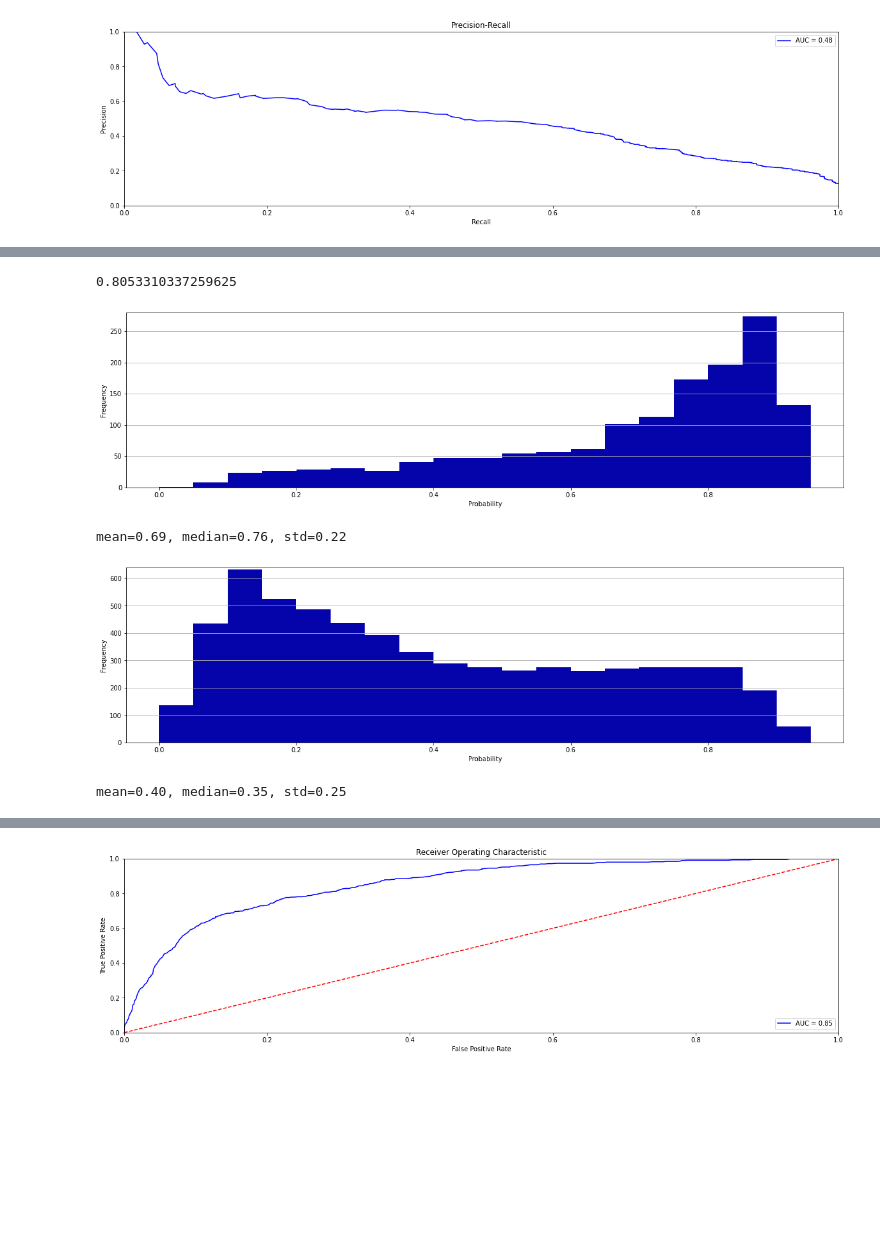
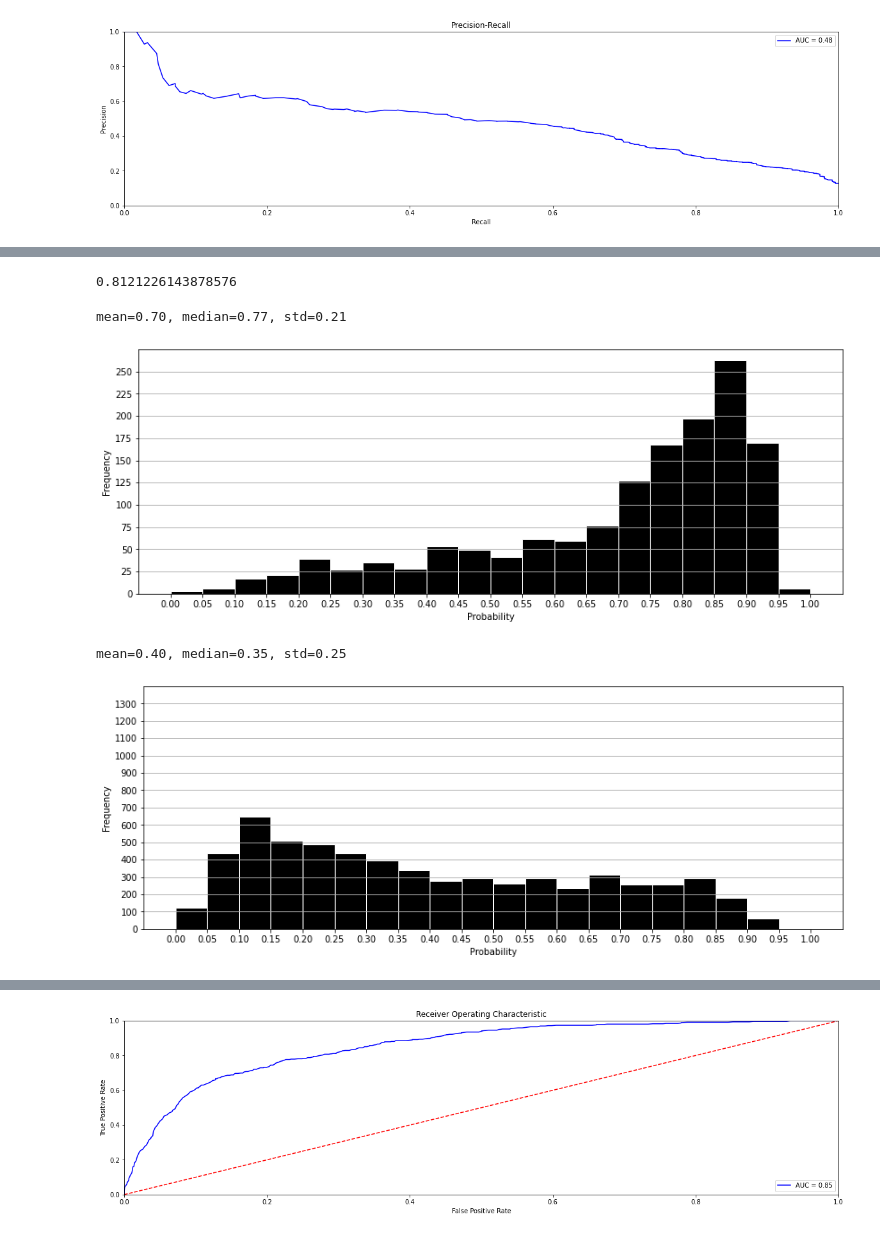
Before and after one commit to uw-swag/jit-bugpred, a Jupyter notebook: notebooks/jitgnn.ipynb, the cells around one changed output, grey strips where cells are left out. Saved outputs shown, nothing was run; the diff lists cells and outputs as text; code cells hidden in the pictures; blank space fills up the shorter version.

```diff
--- a/notebooks/jitgnn.ipynb
+++ b/notebooks/jitgnn.ipynb
@@ -1262,14 +1258,18 @@ roc_auc_score(df['y_true'], df['y_score'])
 buggy_df = df[df['y_true'] == 1]
 clean_df = df[df['y_true'] == 0]
 # %%
-plt.rcParams['figure.figsize'] = [20, 5]
-n, bins, patches = plt.hist(x=buggy_df['y_score'], bins=np.arange(0.0, 1.0, 0.05), color='#0504aa')
+plt.rcParams['figure.figsize'] = [14, 5]
+n, bins, patches = plt.hist(x=buggy_df['y_score'], bins=np.arange(0.0, 1.01, 0.05), color='black', ec='white')
 plt.grid(axis='y')
 plt.xlabel('Probability')
 plt.ylabel('Frequency')
 maxfreq = n.max()
-plt.ylim(ymax=np.ceil(maxfreq / 10) * 10 if maxfreq % 10 else maxfreq + 10)
-plt.show()
+# plt.ylim(ymax=np.ceil(maxfreq / 10 + 1) * 10 if maxfreq % 10 else maxfreq + 50)
+plt.ylim([0, 25])
+plt.xticks(np.arange(0, 1.01, 0.05))
+plt.yticks(np.arange(0, 25, 5))
+
+plt.savefig('openstack_jitgnn_buggy.png', dpi=300, bbox_inches='tight')
 
 agg = buggy_df['y_score'].agg(['mean', 'median', 'std'])
 print('mean={:.2f}, median={:.2f}, std={:.2f}'.format(agg['mean'], agg['median'], agg['std']))
@@ -1279,12 +1279,16 @@ mean=0.56, median=0.60, std=0.28
 # %%
-plt.rcParams['figure.figsize'] = [20, 5]
-n, bins, patches = plt.hist(x=clean_df['y_score'], bins=np.arange(0.0, 1.0, 0.05), color='#0504aa')
+plt.rcParams['figure.figsize'] = [14, 5]
+n, bins, patches = plt.hist(x=clean_df['y_score'], bins=np.arange(0.0, 1.01, 0.05), color='black', ec='white')
 plt.grid(axis='y')
 plt.xlabel('Probability')
 plt.ylabel('Frequency')
 maxfreq = n.max()
 plt.ylim(ymax=np.ceil(maxfreq / 10) * 10 if maxfreq % 10 else maxfreq + 10)
-plt.show()
+plt.ylim([0, 450])
+plt.xticks(np.arange(0, 1.01, 0.05))
+plt.yticks(np.arange(0, 450, 50))
+
+plt.savefig('openstack_jitgnn_clean.png', dpi=300, bbox_inches='tight')
 
 agg = clean_df['y_score'].agg(['mean', 'median', 'std'])
 print('mean={:.2f}, median={:.2f}, std={:.2f}'.format(agg['mean'], agg['median'], agg['std']))
@@ -2467,5 +2471,5 @@ plt.show()
 # %%
-df = pd.read_csv('../data/apache_50_smote_allmetrics_kamei_result.csv')
+df = pd.read_csv('../data/apache_all_smote_allmetrics_kamei_result.csv')
 df
 # %% [output]
 |  | Unnamed: 0 | prob | pred | actual | test_commit |
@@ -2483,4 +2487 @@ df
 7540 rows × 5 columns
-# %%
-df = pd.concat([df[df['actual'] == 1], df[df['actual'] == 0]])
-df
@@ -2501,38 +2488,43 @@ df
 # %%
 roc_auc_score(df['actual'], df['prob'])
 # %% [output]
-0.8053310337259625
+0.8121226143878576
 # %%
 buggy_df = df[df['actual'] == 1]
 clean_df = df[df['actual'] == 0]
 # %%
-plt.rcParams['figure.figsize'] = [20, 5]
-n, bins, patches = plt.hist(x=buggy_df['prob'], bins=np.arange(0.0, 1.0, 0.05), color='#0504aa')
+plt.rcParams['figure.figsize'] = [14, 5]
+n, bins, patches = plt.hist(x=buggy_df['prob'], bins=np.arange(0.0, 1.01, 0.05), color='black', ec='white')
 plt.grid(axis='y')
 plt.xlabel('Probability')
 plt.ylabel('Frequency')
 maxfreq = n.max()
-plt.ylim(ymax=np.ceil(maxfreq / 10) * 10 if maxfreq % 10 else maxfreq + 10)
-plt.show()
+# plt.ylim(ymax=np.ceil(maxfreq / 10) * 10 if maxfreq % 10 else maxfreq + 10)
+plt.ylim([0, 275])
+plt.xticks(np.arange(0, 1.01, 0.05))
+plt.yticks(np.arange(0, 275, 25))
+plt.savefig('apache_jitline_buggy.png', dpi=300, bbox_inches='tight')
 
 agg = buggy_df['prob'].agg(['mean', 'median', 'std'])
 print('mean={:.2f}, median={:.2f}, std={:.2f}'.format(agg['mean'], agg['median'], agg['std']))
 # %% [output]
+mean=0.70, median=0.77, std=0.21
-[figure, old version]
+[figure, new version]
-mean=0.69, median=0.76, std=0.22
 # %%
-plt.rcParams['figure.figsize'] = [20, 5]
-n, bins, patches = plt.hist(x=clean_df['prob'], bins=np.arange(0.0, 1.0, 0.05), color='#0504aa')
+plt.rcParams['figure.figsize'] = [14, 5]
+n, bins, patches = plt.hist(x=clean_df['prob'], bins=np.arange(0.0, 1.01, 0.05), color='black', ec='white')
 plt.grid(axis='y')
 plt.xlabel('Probability')
 plt.ylabel('Frequency')
 maxfreq = n.max()
-plt.ylim(ymax=np.ceil(maxfreq / 10) * 10 if maxfreq % 10 else maxfreq + 10)
-plt.show()
+plt.ylim([0, 1400])
+plt.xticks(np.arange(0, 1.01, 0.05))
+plt.yticks(np.arange(0, 1400, 100))
+plt.savefig('apache_jitline_clean.png', dpi=300, bbox_inches='tight')
 
 agg = clean_df['prob'].agg(['mean', 'median', 'std'])
 print('mean={:.2f}, median={:.2f}, std={:.2f}'.format(agg['mean'], agg['median'], agg['std']))
 # %% [output]
+mean=0.40, median=0.35, std=0.25
-[figure, old version]
+[figure, new version]
-mean=0.40, median=0.35, std=0.25
 # %%
```
Also changed, not shown: parts of 27 cells of this notebook, 50 other files.
